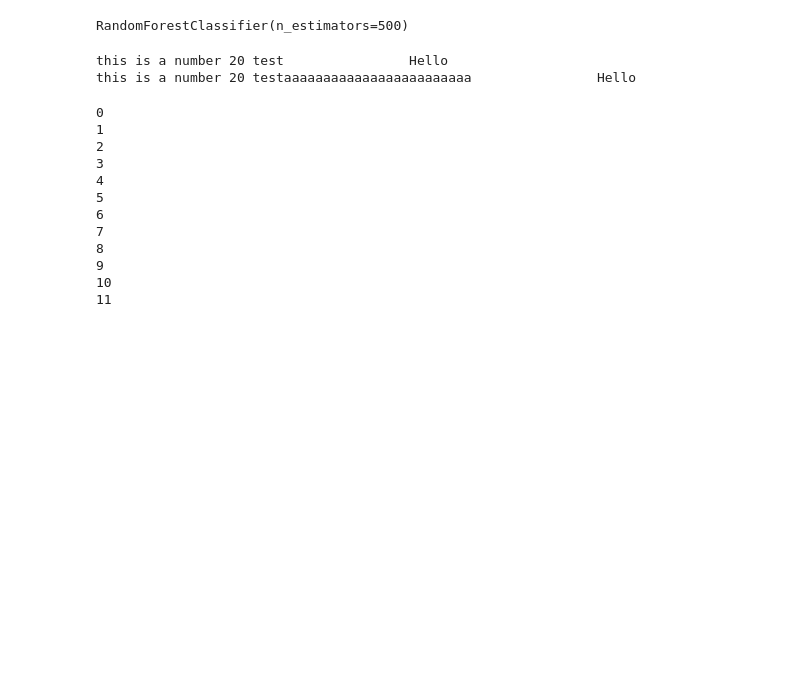
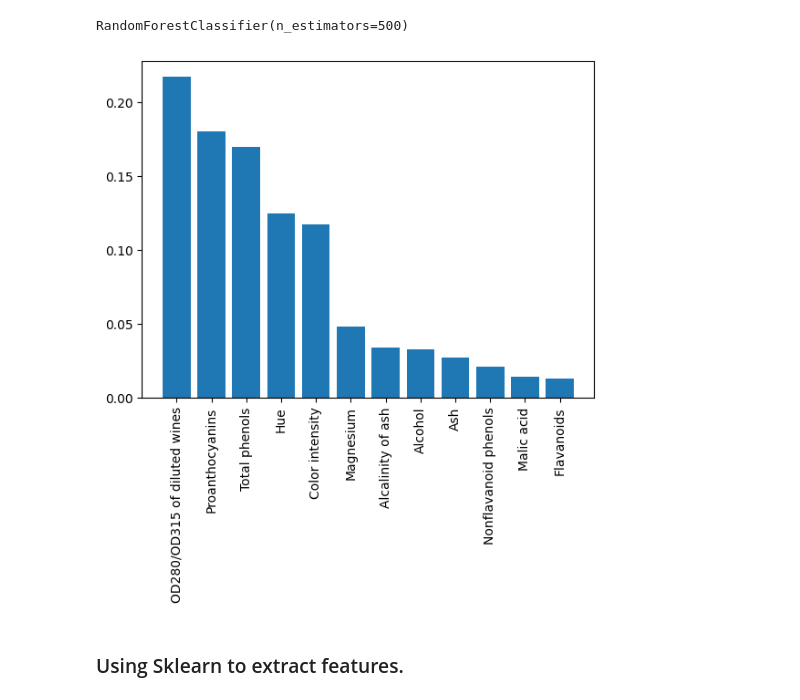
Before and after one commit to AhmedZeer/ml.py, a Jupyter notebook: noteBooks/04_DataPreproc/wineData.ipynb, the cells around one changed output. Cells and saved outputs as stored; diff of their text form; code cells hidden in the pictures; blank space fills up the shorter version.

```diff
--- a/noteBooks/04_DataPreproc/wineData.ipynb
+++ b/noteBooks/04_DataPreproc/wineData.ipynb
@@ -320,22 +317,8 @@ n = 20
-# %%
-print("this is a number %d test %*s" % (n, 20, a) )
-print("this is a number %d testa %-*s" % (n, 20, a) )
-# %% [output]
-this is a number 20 test                Hello
-this is a number 20 testaaaaaaaaaaaaaaaaaaaaaaaa                Hello
-# %%
-for f in range( X_train_std.shape[1] ):
-    print( "
-# %% [output]
-0
-1
-2
-3
-4
-5
-6
-7
-8
-9
-10
-11
+# %%
+names = df.columns[1:]
+# %%
+plt.bar( range(X_train.shape[1]),w_imp[indices]  )
+plt.xticks( range(X_train.shape[1]), names[indices], rotation = 90 )
+plt.show()
+# %% [output]
+[figure, added]
@@ -341,0 +332,2 @@ for f in range( X_train_std.shape[1] ):
+# %% [markdown]
+### Using Sklearn to extract features.
```
Also changed, not shown: parts of 6 cells of this notebook, 1 other file.
